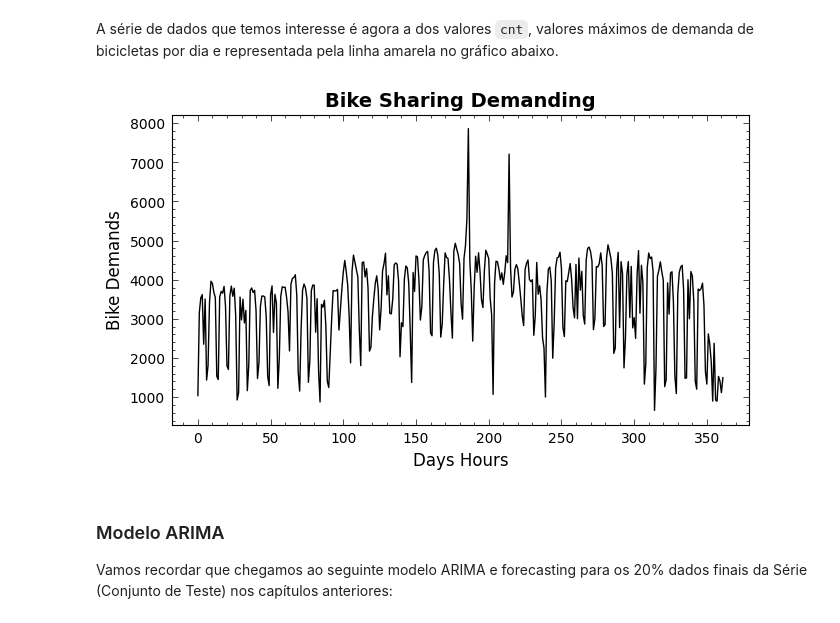
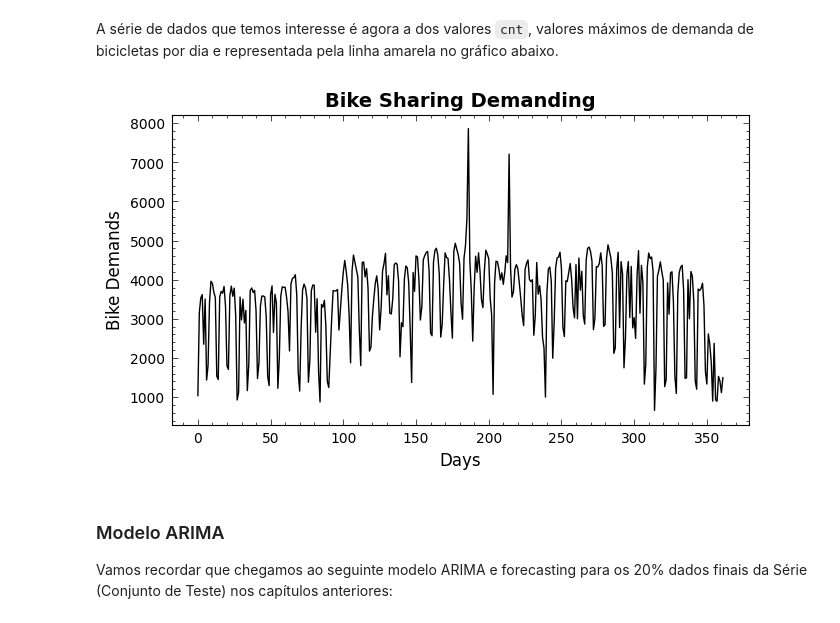
Before and after one commit to Introducao-Series-Temporais-em-Python/Book, a Jupyter notebook: Cap5.ipynb, the cells around one changed output. Drawn from its saved outputs; the diff is of its cells as text; code cells hidden in the pictures.

```diff
--- a/Cap5.ipynb
+++ b/Cap5.ipynb
@@ -499,12 +499,12 @@ A série de dados que temos interesse é agora a dos valores `cnt`, valores máx
 # %%
 sns.lineplot(x = df.cnt.index, y = df.cnt)
 
 plt.title('Bike Sharing Demanding', fontsize=14, weight='bold')
-plt.xlabel('Days Hours')
+plt.xlabel('Days')
 plt.ylabel('Bike Demands')
 plt.show()
 # %% [output]
-[figure, old version]
+[figure, new version]
 # %% [markdown]
 ### Modelo ARIMA
 
```
Also changed, not shown: parts of 10 cells of this notebook.
